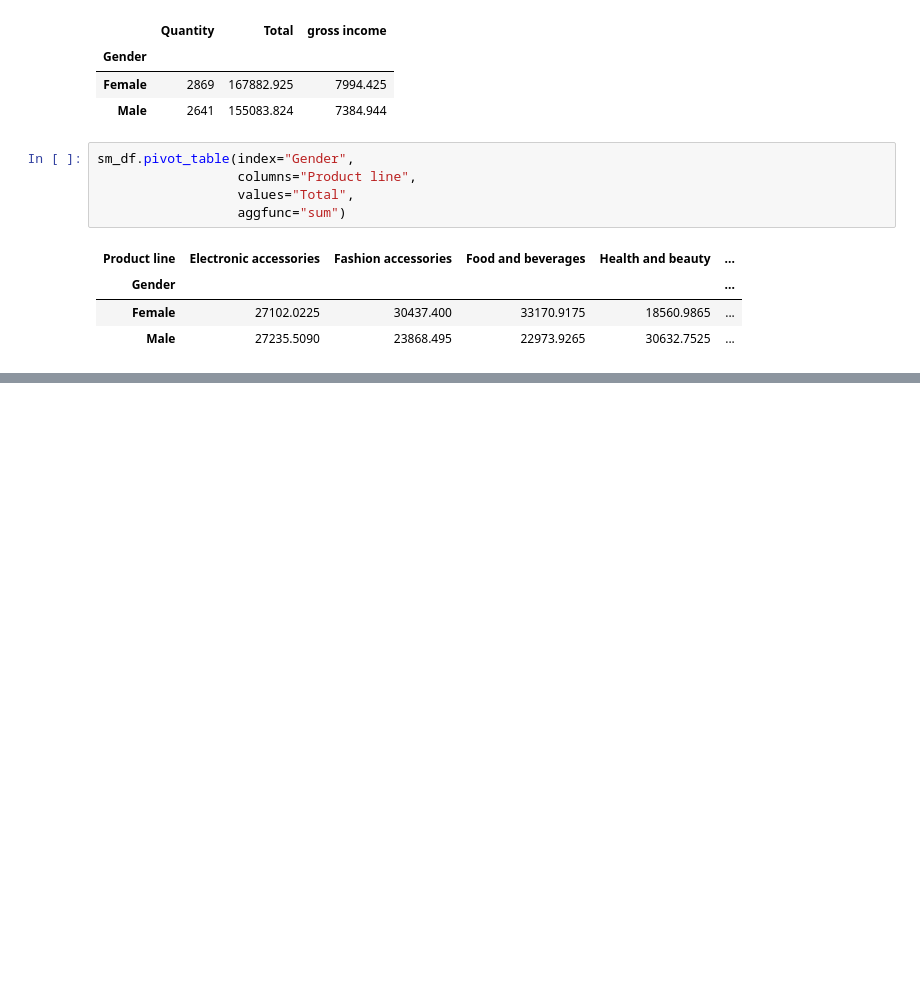
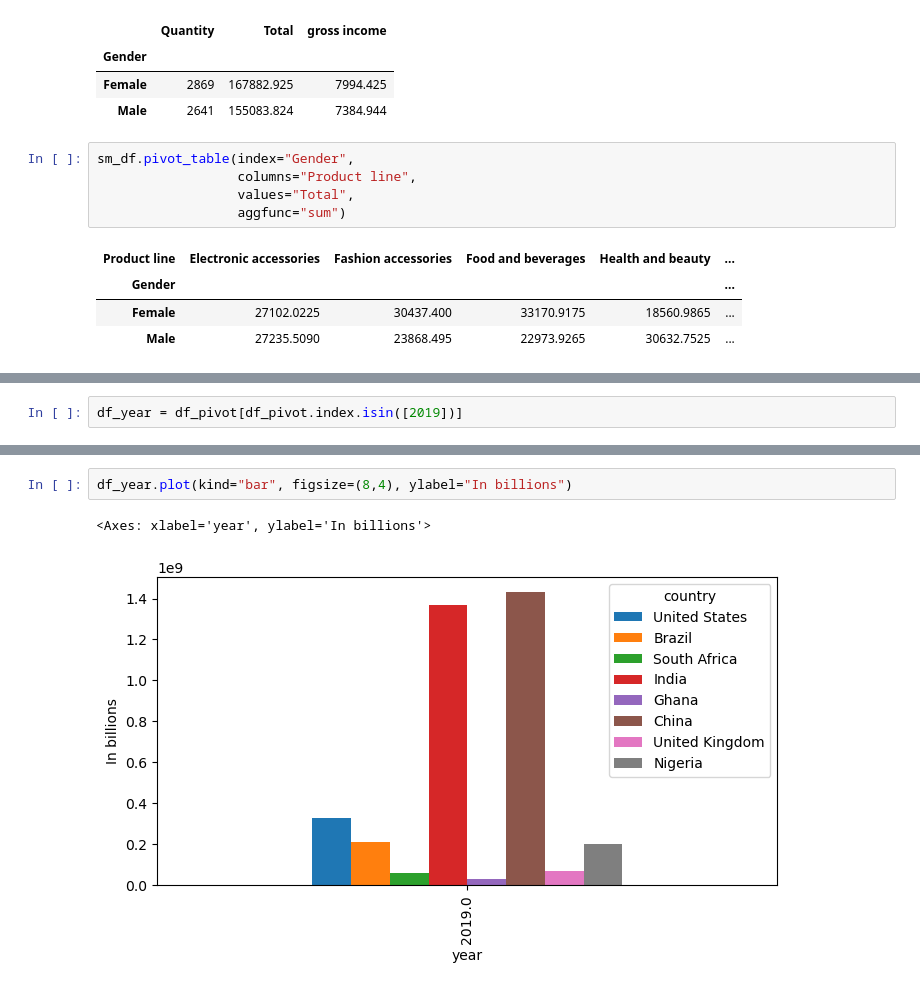
Before and after one commit to ad3rinto/react-intro-smilga, a Jupyter notebook: Data Analysis - Youtube/Population Analysis.ipynb, the cells around one changed output, grey strips where cells are left out. Drawn from its saved outputs; the diff is of its cells as text; blank space fills up the shorter version.

```diff
--- a/Data Analysis - Youtube/Population Analysis.ipynb
+++ b/Data Analysis - Youtube/Population Analysis.ipynb
@@ -184,0 +253,2 @@ sm_df.pivot_table(index="Gender",
+# %%
+df_year = df_pivot[df_pivot.index.isin([2019])]
@@ -184,0 +261,5 @@ sm_df.pivot_table(index="Gender",
+# %%
+df_year.plot(kind="bar", figsize=(8,4), ylabel="In billions")
+# %% [output]
+<Axes: xlabel='year', ylabel='In billions'>
+[figure, added]
```
Also changed, not shown: parts of 20 cells of this notebook, 2 other files.
